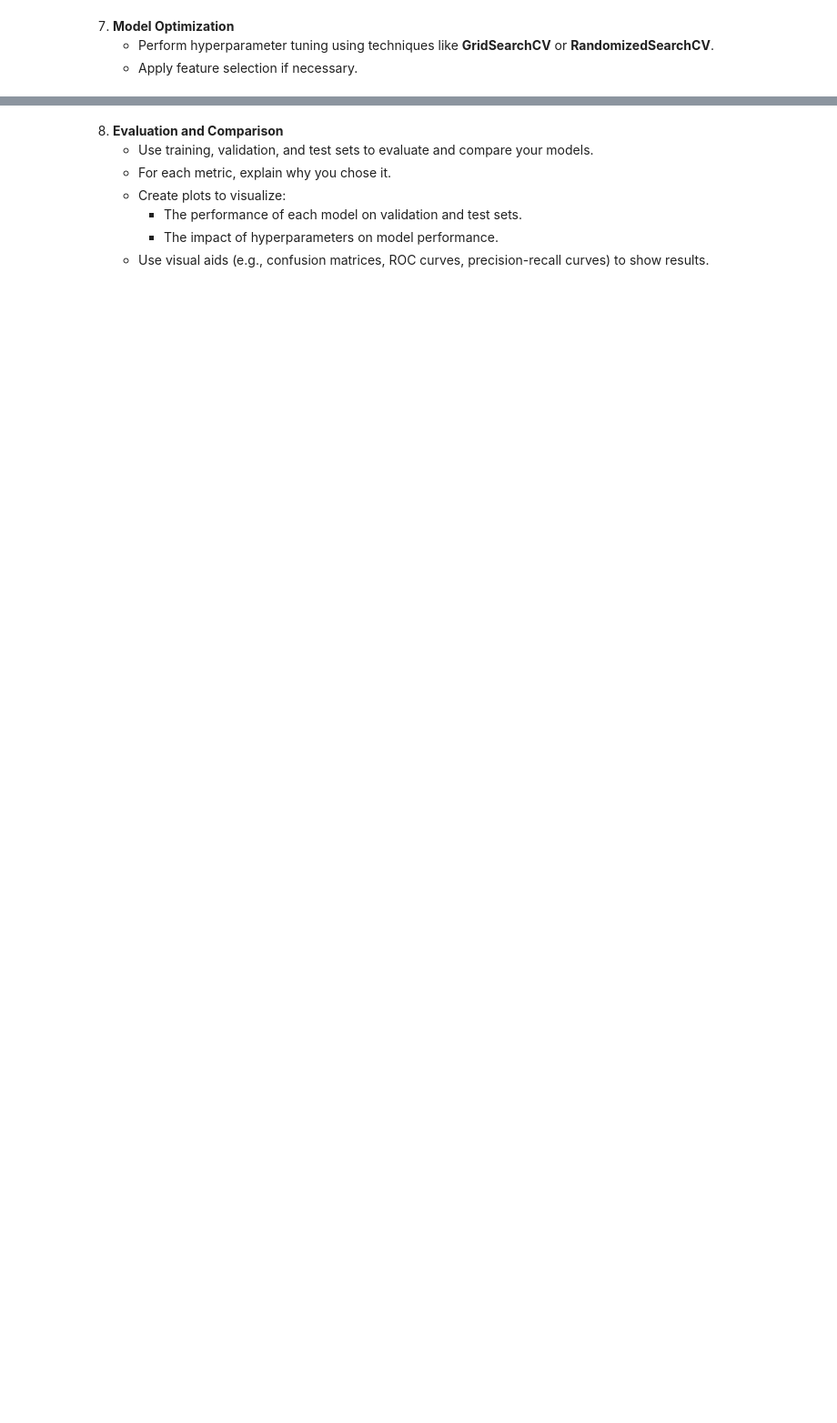
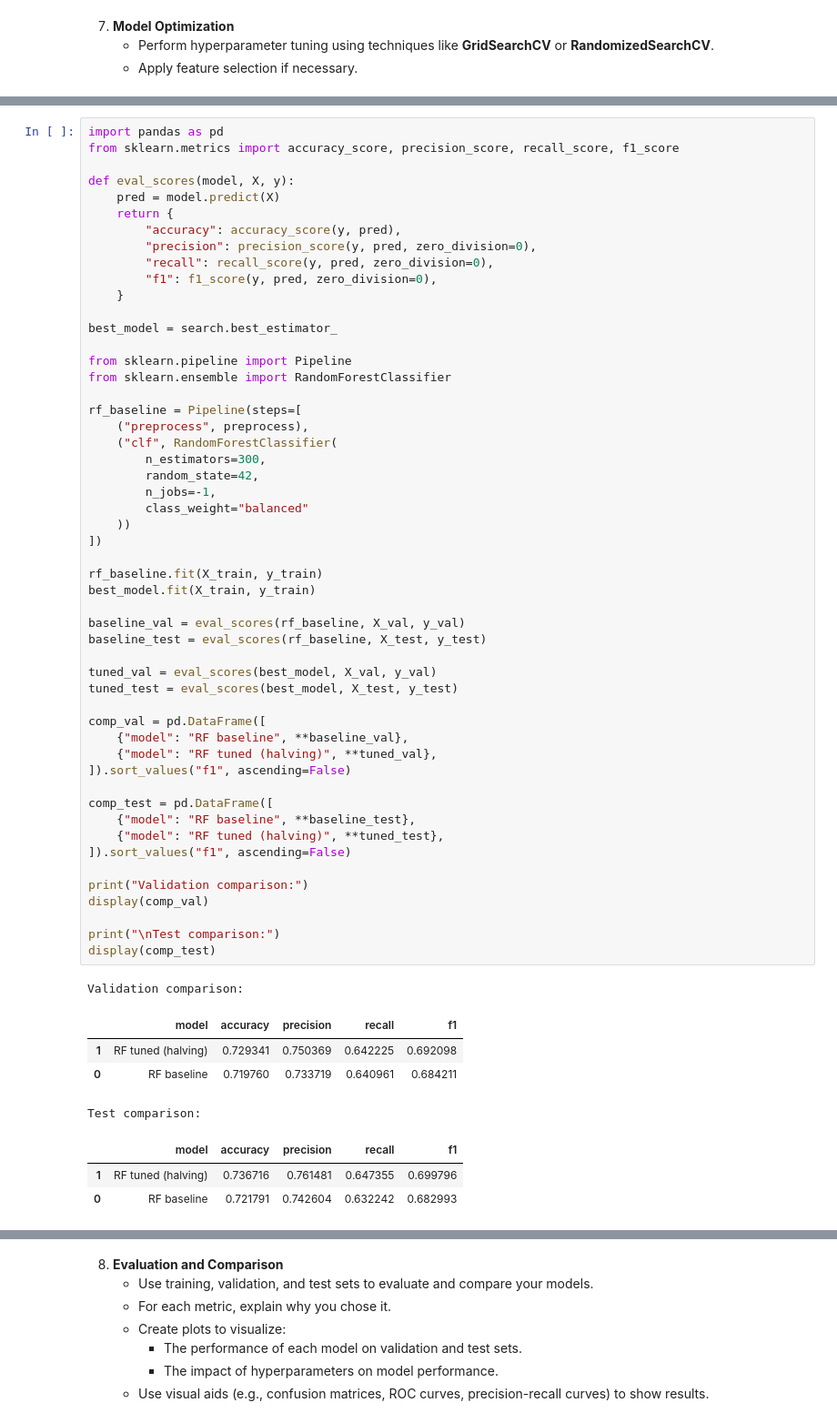
Before and after one commit to Avichay3/Full-training, a Jupyter notebook: Copy_of_Data_science_pipeline.ipynb, the cells around one changed output, grey strips where cells are left out. Shown at 91% size. Saved outputs shown, nothing was run; the diff lists cells and outputs as text; blank space fills up the shorter version.

```diff
--- a/Copy_of_Data_science_pipeline.ipynb
+++ b/Copy_of_Data_science_pipeline.ipynb
@@ -542,0 +553,61 @@ NameError: name 'rf_baseline' is not defined
+# %%
+import pandas as pd
+from sklearn.metrics import accuracy_score, precision_score, recall_score, f1_score
+
+def eval_scores(model, X, y):
+    pred = model.predict(X)
+    return {
+        "accuracy": accuracy_score(y, pred),
+        "precision": precision_score(y, pred, zero_division=0),
+        "recall": recall_score(y, pred, zero_division=0),
+        "f1": f1_score(y, pred, zero_division=0),
+    }
+
+best_model = search.best_estimator_
+
+from sklearn.pipeline import Pipeline
+from sklearn.ensemble import RandomForestClassifier
+
+rf_baseline = Pipeline(steps=[
+    ("preprocess", preprocess),
+    ("clf", RandomForestClassifier(
+        n_estimators=300,
+        random_state=42,
+        n_jobs=-1,
+        class_weight="balanced"
+    ))
+])
+
+rf_baseline.fit(X_train, y_train)
+best_model.fit(X_train, y_train)
+
+baseline_val = eval_scores(rf_baseline, X_val, y_val)
+baseline_test = eval_scores(rf_baseline, X_test, y_test)
+
+tuned_val = eval_scores(best_model, X_val, y_val)
+tuned_test = eval_scores(best_model, X_test, y_test)
+
+comp_val = pd.DataFrame([
+    {"model": "RF baseline", **baseline_val},
+    {"model": "RF tuned (halving)", **tuned_val},
+]).sort_values("f1", ascending=False)
+
+comp_test = pd.DataFrame([
+    {"model": "RF baseline", **baseline_test},
+    {"model": "RF tuned (halving)", **tuned_test},
+]).sort_values("f1", ascending=False)
+
+print("Validation comparison:")
+display(comp_val)
+
+print("\nTest comparison:")
+display(comp_test)
+# %% [output]
+Validation comparison:
+|  | model | accuracy | precision | recall | f1 |
+| 1 | RF tuned (halving) | 0.729341 | 0.750369 | 0.642225 | 0.692098 |
+| 0 | RF baseline | 0.719760 | 0.733719 | 0.640961 | 0.684211 |
+Test comparison:
+|  | model | accuracy | precision | recall | f1 |
+| 1 | RF tuned (halving) | 0.736716 | 0.761481 | 0.647355 | 0.699796 |
+| 0 | RF baseline | 0.721791 | 0.742604 | 0.632242 | 0.682993 |
```
Also changed, not shown: parts of 9 cells of this notebook.
